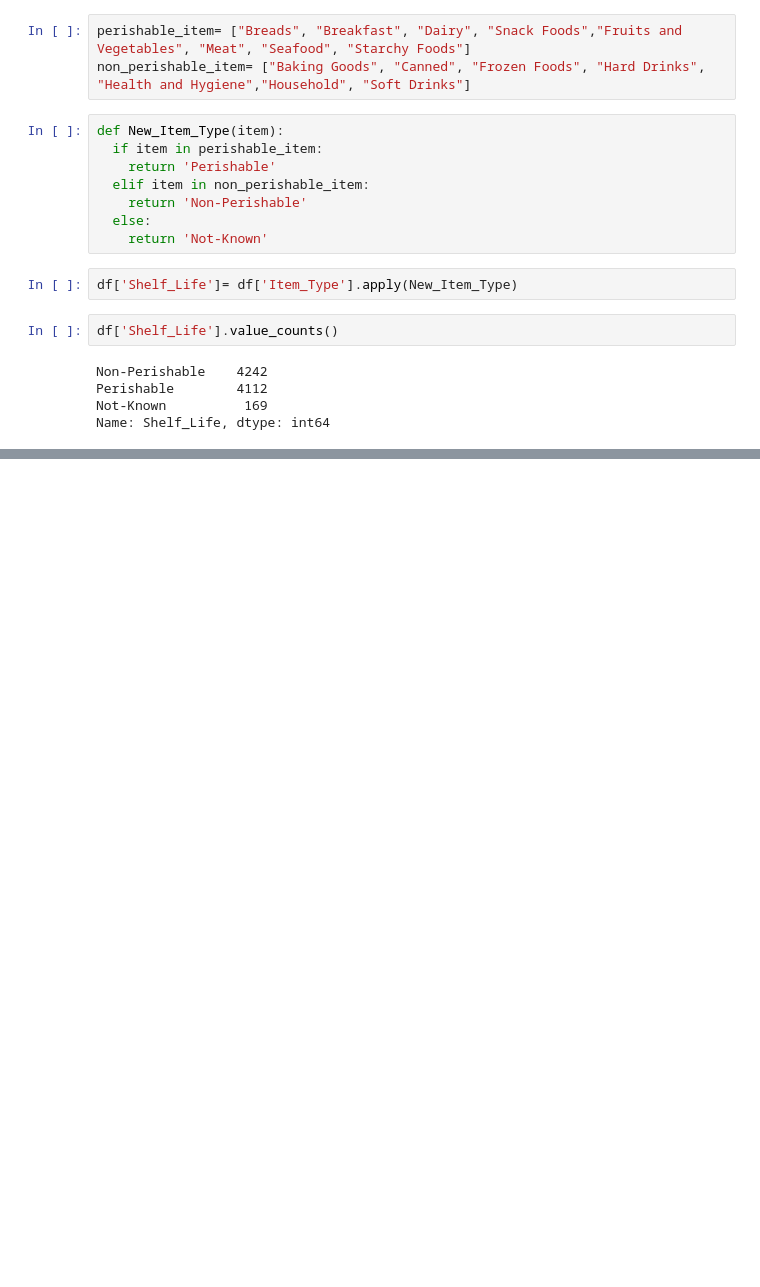
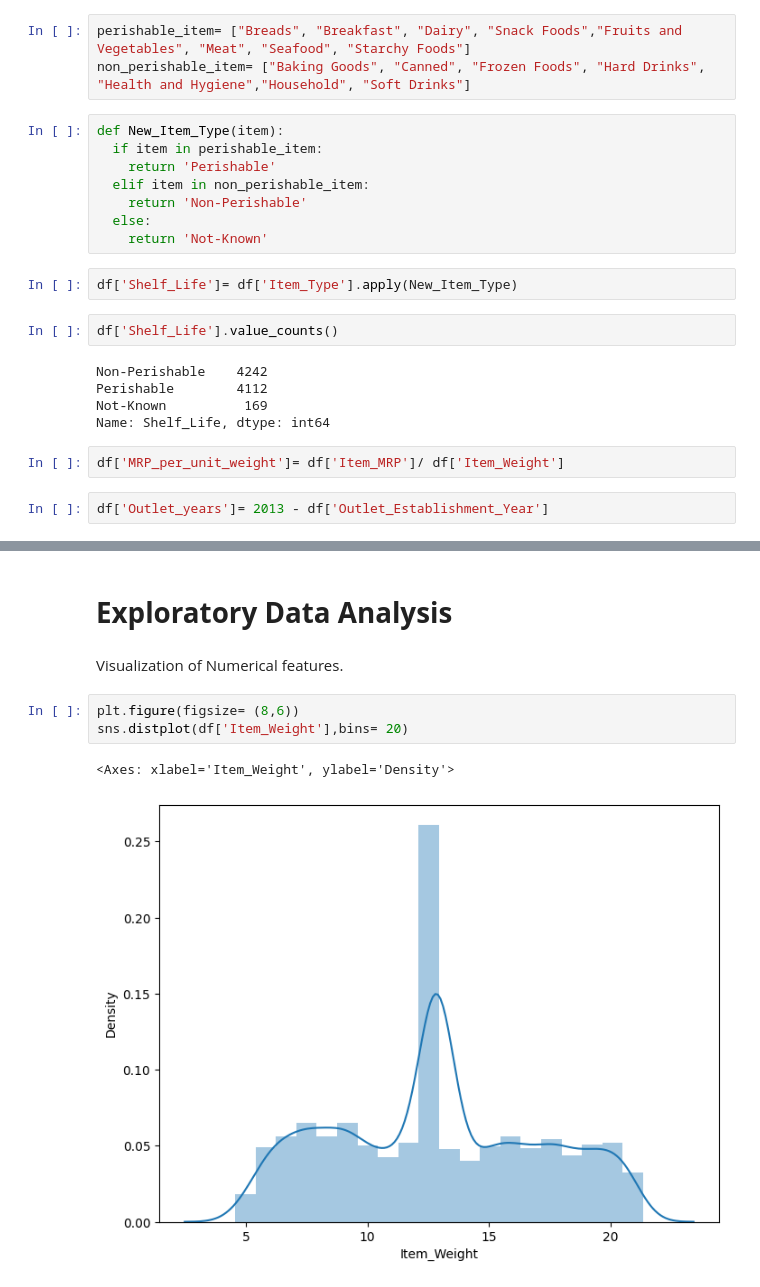
Before and after one commit to prateekkosta/Big-Mart-sales-analysis-, a Jupyter notebook: BigMart_Data_Analysis.ipynb, the cells around one changed output, grey strips where cells are left out. Saved outputs shown, nothing was run; the diff lists cells and outputs as text; blank space fills up the shorter version.

```diff
--- a/BigMart_Data_Analysis.ipynb
+++ b/BigMart_Data_Analysis.ipynb
@@ -331,3 +331,7 @@ Non-Perishable    4242
 Perishable        4112
 Not-Known          169
 Name: Shelf_Life, dtype: int64
+# %%
+df['MRP_per_unit_weight']= df['Item_MRP']/ df['Item_Weight']
+# %%
+df['Outlet_years']= 2013 - df['Outlet_Establishment_Year']
@@ -333,0 +347,10 @@ Name: Shelf_Life, dtype: int64
+# %% [markdown]
+# **Exploratory Data Analysis**
+# %% [markdown]
+Visualization of Numerical features.
+# %%
+plt.figure(figsize= (8,6))
+sns.distplot(df['Item_Weight'],bins= 20)
+# %% [output]
+<Axes: xlabel='Item_Weight', ylabel='Density'>
+[figure, added]
```
Also changed, not shown: parts of 13 cells of this notebook.
